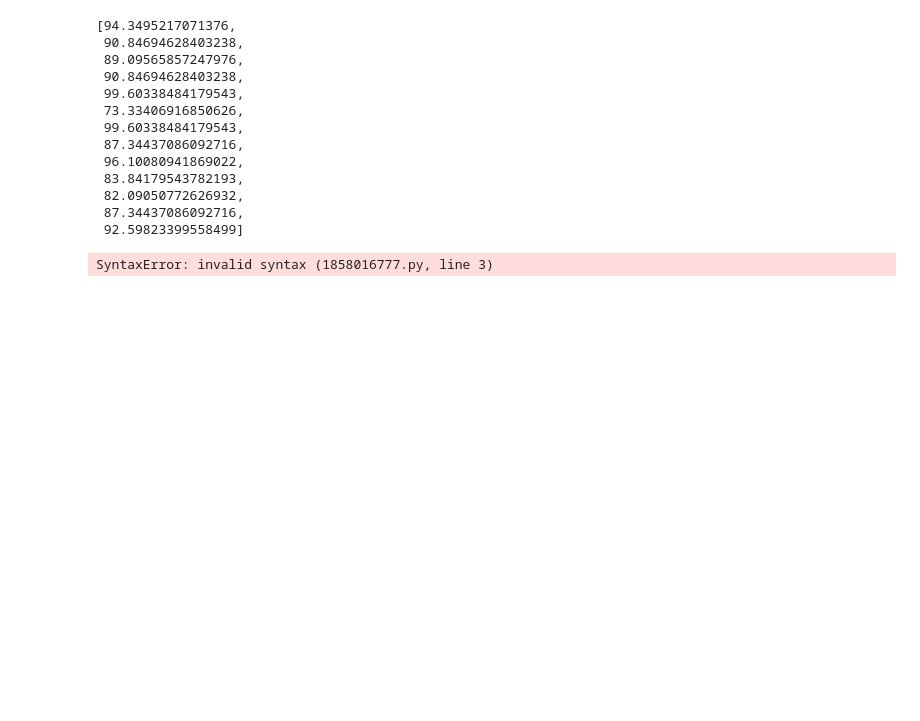
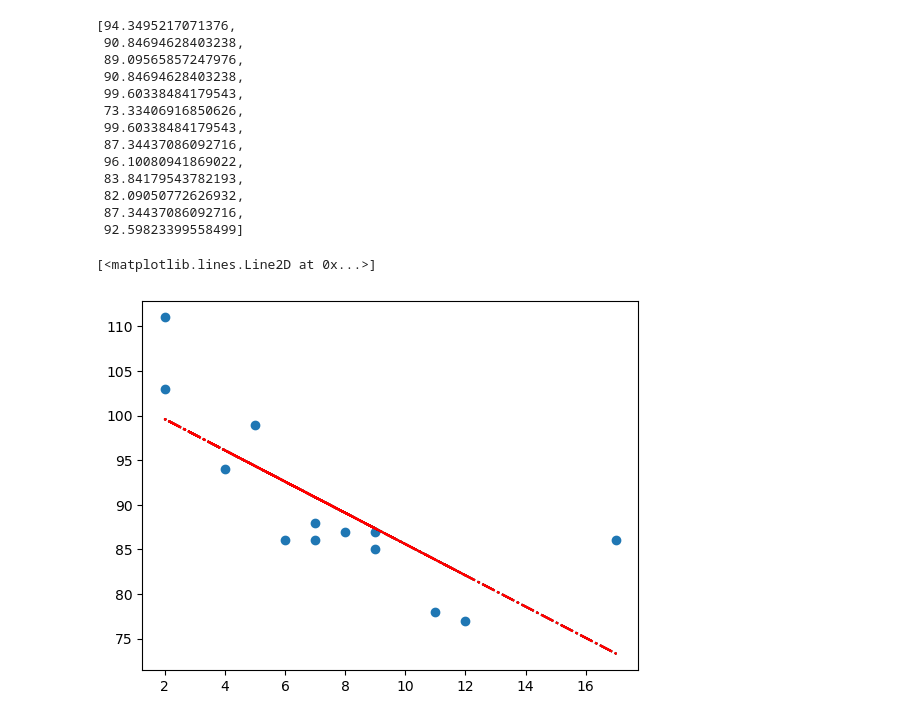
Before and after one commit to tejas40/Data_science, a Jupyter notebook: 5_Machine_learning/Regression/1_2_Lr_stats.ipynb, the cells around one changed output. Drawn from its saved outputs; the diff is of its cells as text; code cells hidden in the pictures; blank space fills up the shorter version.

```diff
--- a/5_Machine_learning/Regression/1_2_Lr_stats.ipynb
+++ b/5_Machine_learning/Regression/1_2_Lr_stats.ipynb
@@ -93,7 +93,8 @@ y_pred
  92.59823399558499]
 # %%
 plt.scatter(age, speed)
-plt.plot(age, y_predict, "-.", color="black")
-plt.plot(age, y_pred ,"-.". ,colors="r")
+plt.plot(age, y_predict, "-.",color="black")
+plt.plot(age, y_pred ,"-.",color="O")
 # %% [output]
-SyntaxError: invalid syntax (1858016777.py, line 3)
+[<matplotlib.lines.Line2D at 0x...>]
+[figure, added]
```
Also changed, not shown: 4 other files.
